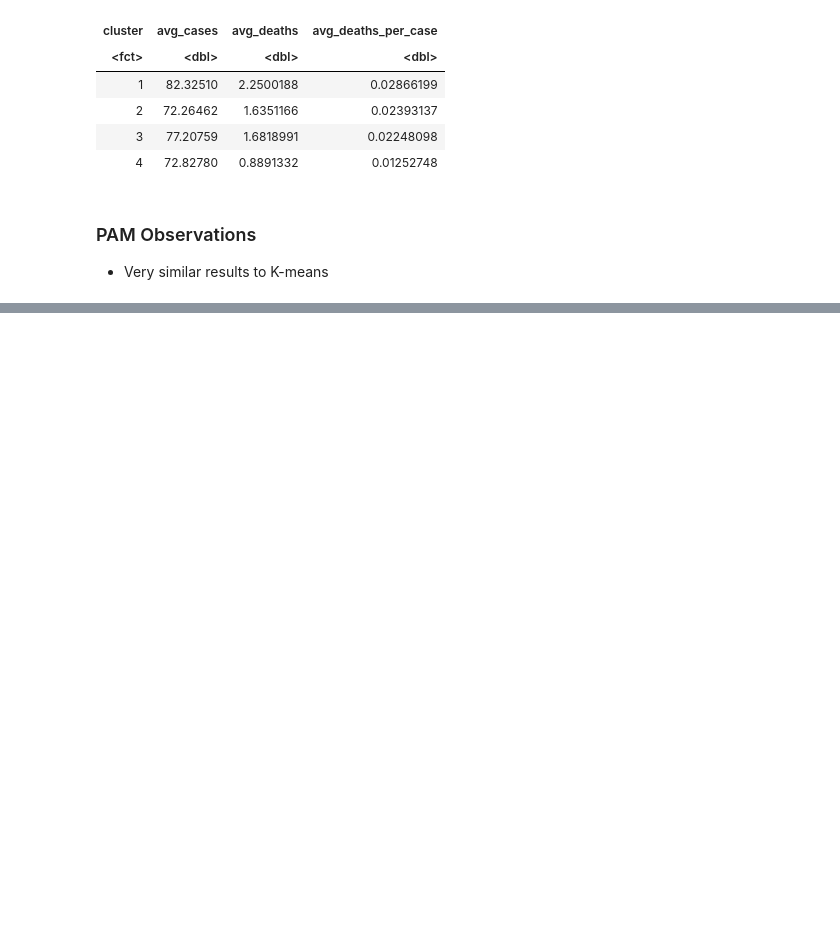
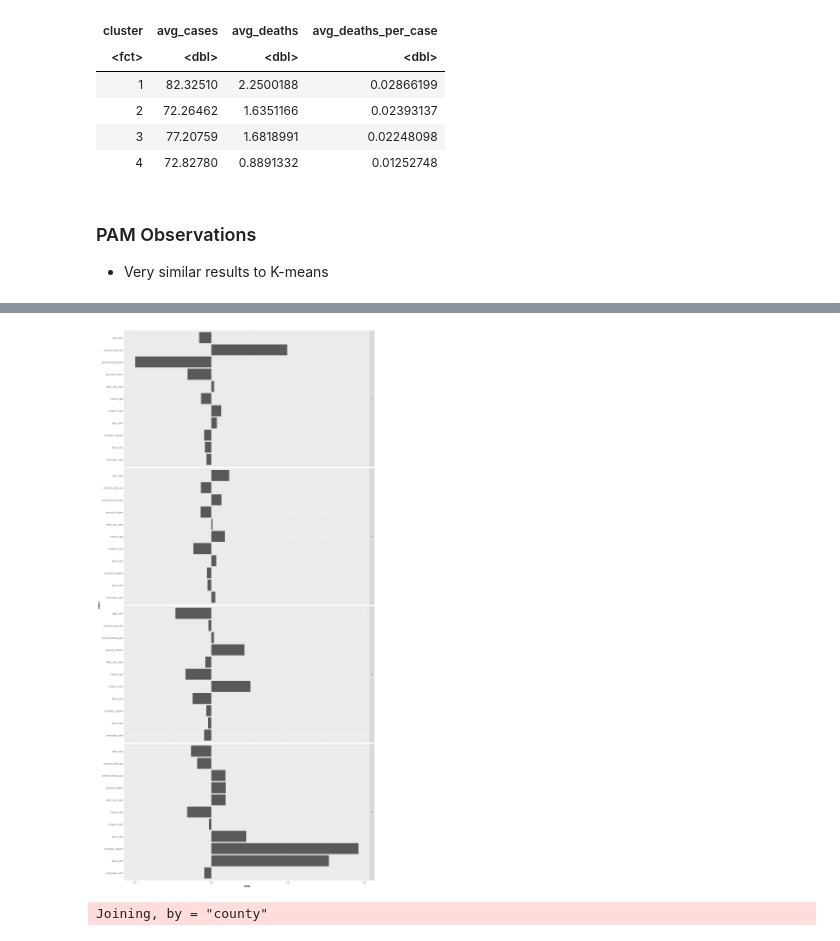
Before and after one commit to ncliu95/smu_dm_project_2, a Jupyter notebook: Project 2.ipynb, the cells around one changed output, grey strips where cells are left out. Saved outputs shown, nothing was run; the diff lists cells and outputs as text; code cells hidden in the pictures; blank space fills up the shorter version.

Commit message:
added hclust and km for demo data

```diff
--- a/Project 2.ipynb
+++ b/Project 2.ipynb
@@ -611,0 +573,6 @@ A tibble: 4 × 4
+# %%
+demo_data_prepped <- demo_data[, !(colnames(demo_data) %in% c("county_name.x", "cases_per_1000", "deaths_per_1000", "death_per_case"))]
+# %%
+set.seed(123)
+km <- kmeans(demo_data_prepped, centers = 4)
+km
@@ -611,0 +597,17 @@ A tibble: 4 × 4
+# %%
+options(repr.plot.width = 15, repr.plot.height = 30)
+ggplot(pivot_longer(as_tibble(km$centers,  rownames = "cluster"),
+  cols = colnames(km$centers)),
+  aes(y = name, x = value)) +
+  geom_bar(stat = "identity") +
+  facet_grid(rows = vars(cluster))
+# %% [output]
+[figure, added]
+# %%
+demo_data <- demo_data %>% mutate(county = county_name.x %>%
+    str_to_lower() %>% str_replace('\\s+county\\s*$', ''))
+
+counties_TX_clust <- counties_TX %>% left_join(demo_data %>%
+    add_column(cluster = factor(km$cluster)))
+# %% [output]
+Joining, by = "county"
```
Also changed, not shown: parts of 18 cells of this notebook.
